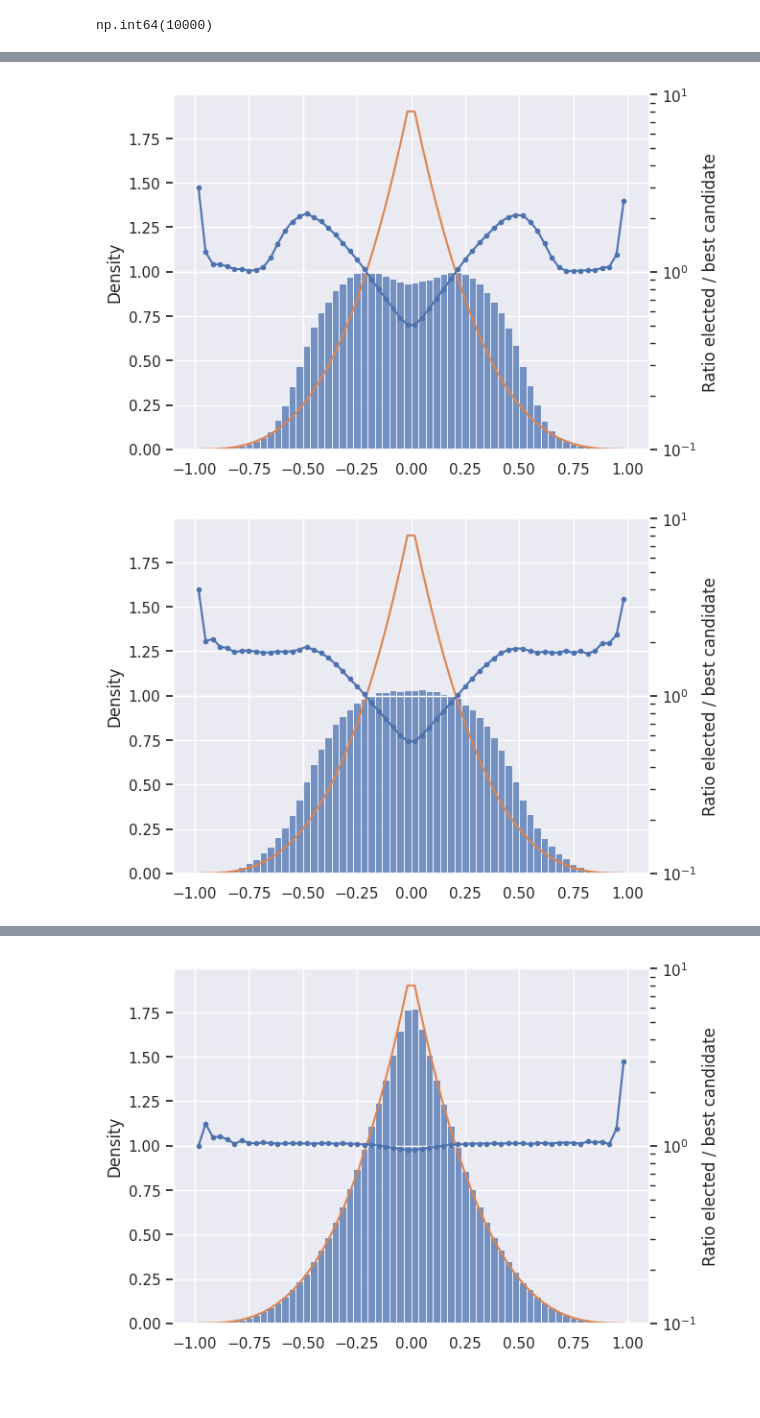
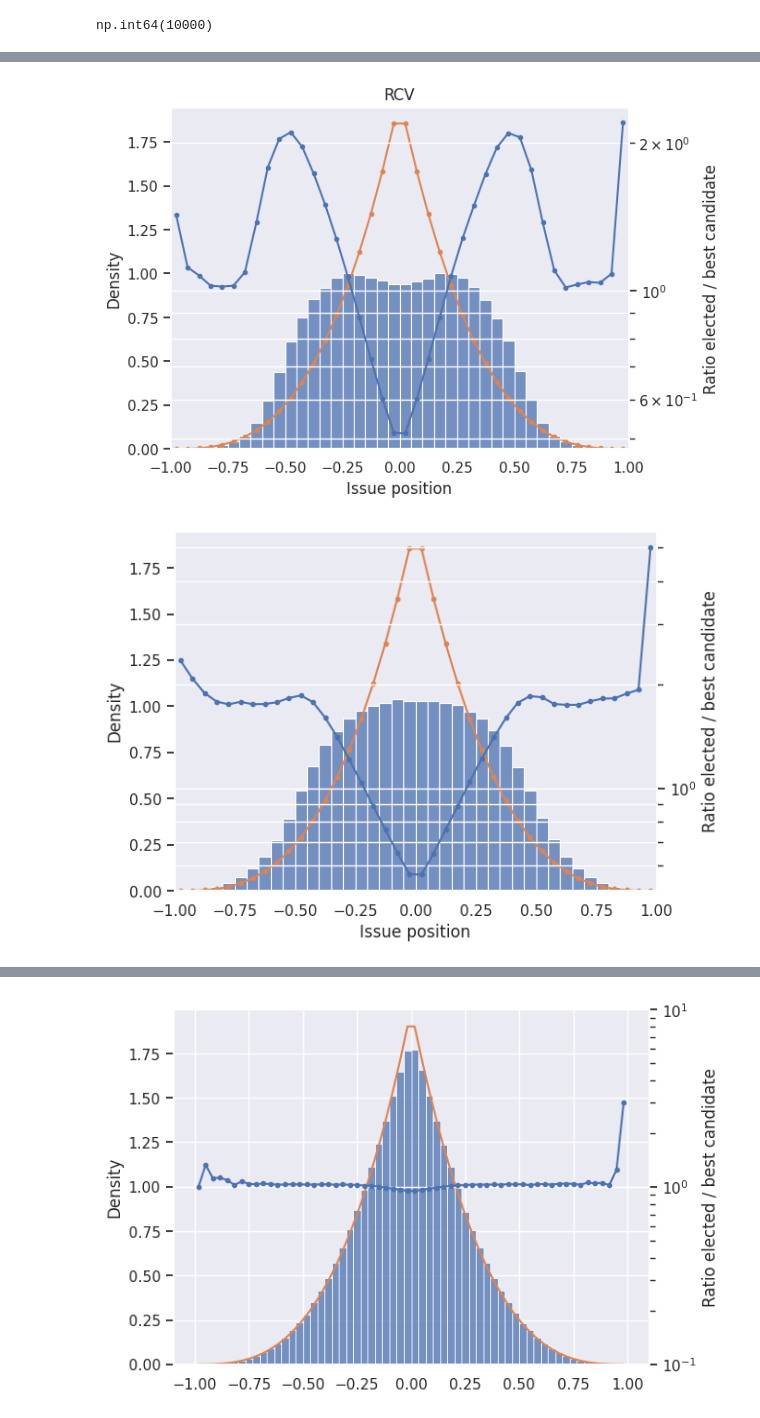
Before and after one commit to tcawlfield/vote-sim-studies, a Jupyter notebook: notebooks/center_squeeze.ipynb, the cells around one changed output, grey strips where cells are left out. Drawn from its saved outputs; the diff is of its cells as text; code cells hidden in the pictures; blank space fills up the shorter version.

```diff
--- a/notebooks/center_squeeze.ipynb
+++ b/notebooks/center_squeeze.ipynb
@@ -109,0 +111,14 @@ df
+# %%
+rslt=rslt_4c
+iss = rslt.issues[:,:,0]
+ncand = len(rslt.issues[0, :, 0])
+print(f"{ncand=}")
+pl_h_winner_iss = iss[np.arange(len(iss)), rslt.methods.pl_h.winner]
+aprv_h_winner_iss = iss[np.arange(len(iss)), rslt.methods.aprv_h.winner]
+pl_s_winner_iss = iss[np.arange(len(iss)), rslt.methods.pl_s.winner]
+irv_h_winner_iss = iss[np.arange(len(iss)), rslt.methods.IRV_h.winner]
+all_iss = iss[np.arange(len(iss)), np.random.randint(0,ncand,len(iss))]
+max_util = rslt.issues[:, 0, 0]
+sns.histplot({'Random':all_iss, 'FPTP (H)':pl_h_winner_iss, 'Max utility':max_util},
+             binrange=(-1,1), bins=80, stat='density')
+plt.title("Four candidates")
@@ -138,19 +165,28 @@ ak.count_nonzero(rslt_4c.in_smith[np.arange(len(iss)), rslt_4c.methods["rp_h"].w
 # %% [output]
 np.int64(10000)
 # %%
-def hist_1d_issue(rslt, method, ax=None, nbins=60):
+def hist_1d_issue(rslt, method, ncand=4, ax=None, nbins=40, title=""):
     if ax is None:
         _, ax = plt.subplots(1, 1)
-    winner_iss = iss[np.arange(len(iss)), rslt_4c.methods[method].winner]
-    best_iss = rslt_4c.issues[:, 0, 0]
+    iss = rslt.issues[:,:,0]
+    winner_iss = iss[np.arange(len(iss)), rslt.methods[method].winner]
+    best_iss = rslt.issues[:, 0, 0]
     winner_hist, bin_edges = np.histogram(winner_iss, bins=nbins, range=(-1,1))
     best_hist, _ = np.histogram(best_iss, bins=nbins, range=(-1,1))
-    bin_centers = bin_edges[:-1] + (bin_edges[-1] - bin_edges[0]) / (2 * (len(bin_edges)-1))
+    bin_width = bin_edges[1] - bin_edges[0]
+    bin_centers = bin_edges[:-1] + bin_width / 2
     winner_dist_ratio = winner_hist / best_hist
-    best_theory = (1. - np.abs(bin_centers))**3 / 4. * 8
-    sns.histplot(winner_iss, binrange=(-1,1), bins=60, stat='density', ax=ax)
-    ax.plot(bin_centers, best_theory, '-', c='C1')
+    best_theory = (1. - np.abs(bin_edges))**ncand
+    best_theory = np.abs(best_theory[1:] - best_theory[:-1]) / 2 / bin_width
+    sns.histplot(winner_iss, binrange=(-1,1), bins=nbins, stat='density', ax=ax)
+    ax.plot(bin_centers, best_theory, '.-', c='C1')
+    ax.set_xlim([-1, 1])
     ax2 = ax.twinx()
     ax2.semilogy(bin_centers, winner_dist_ratio, '.-')
     ax2.set_ylabel("Ratio elected / best candidate")
-    ax2.set_ylim((0.1, 10.))
+    # ax2.set_ylim((0.1, 10.))
+    ax.grid(visible=False)
+    ax2.grid(which="minor", axis="y")
+    ax.set_xlabel("Issue position")
+    if title:
+        plt.title(title)
@@ -165,11 +245,11 @@ hist_1d_issue(rslt_4c, 'star_6_s')
 # %%
-hist_1d_issue(rslt_4c, 'IRV_h')
+hist_1d_issue(rslt_4c, 'IRV_h', nbins=40, title="RCV")
 # %% [output]
-[figure, old version]
+[figure, new version]
 # %%
 hist_1d_issue(rslt_4c, 'pl_s')
 # %% [output]
-[figure, old version]
+[figure, new version]
 # %%
 hist_1d_issue(rslt_4c, 'pl_h')
 # %% [output]
```
Also changed, not shown: parts of 18 cells of this notebook, 1 other file.
